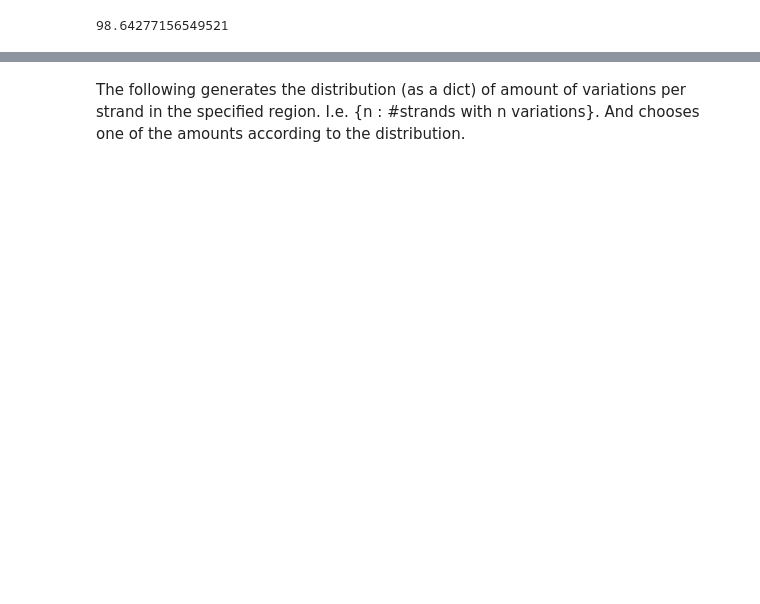
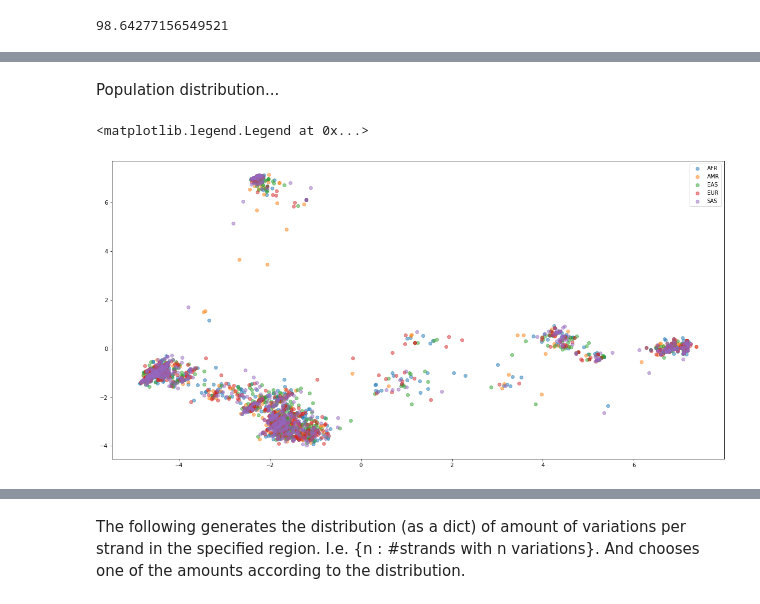
Before and after one commit to manuelgloeckler/sequence_bioinfo, a Jupyter notebook: project/Gentype.ipynb, the cells around one changed output, grey strips where cells are left out. Cells and saved outputs as stored; diff of their text form; code cells hidden in the pictures; blank space fills up the shorter version.

```diff
--- a/project/Gentype.ipynb
+++ b/project/Gentype.ipynb
@@ -327,0 +165,11 @@ plt.plot(principalComponents2[:,0], principalComponents2[:,1], ".")
+# %% [markdown]
+Population distribution...
+# %%
+fig, ax = plt.subplots(figsize = (20,10))
+
+for i in range(len(pops)):
+    ax.plot(principalComponents[pops == i,0], principalComponents[pops == i,1], "o", alpha=0.5)
+ax.legend(populations)
+# %% [output]
+<matplotlib.legend.Legend at 0x...>
+[figure, added]
```
Also changed, not shown: parts of 43 cells of this notebook, 1 other file.
